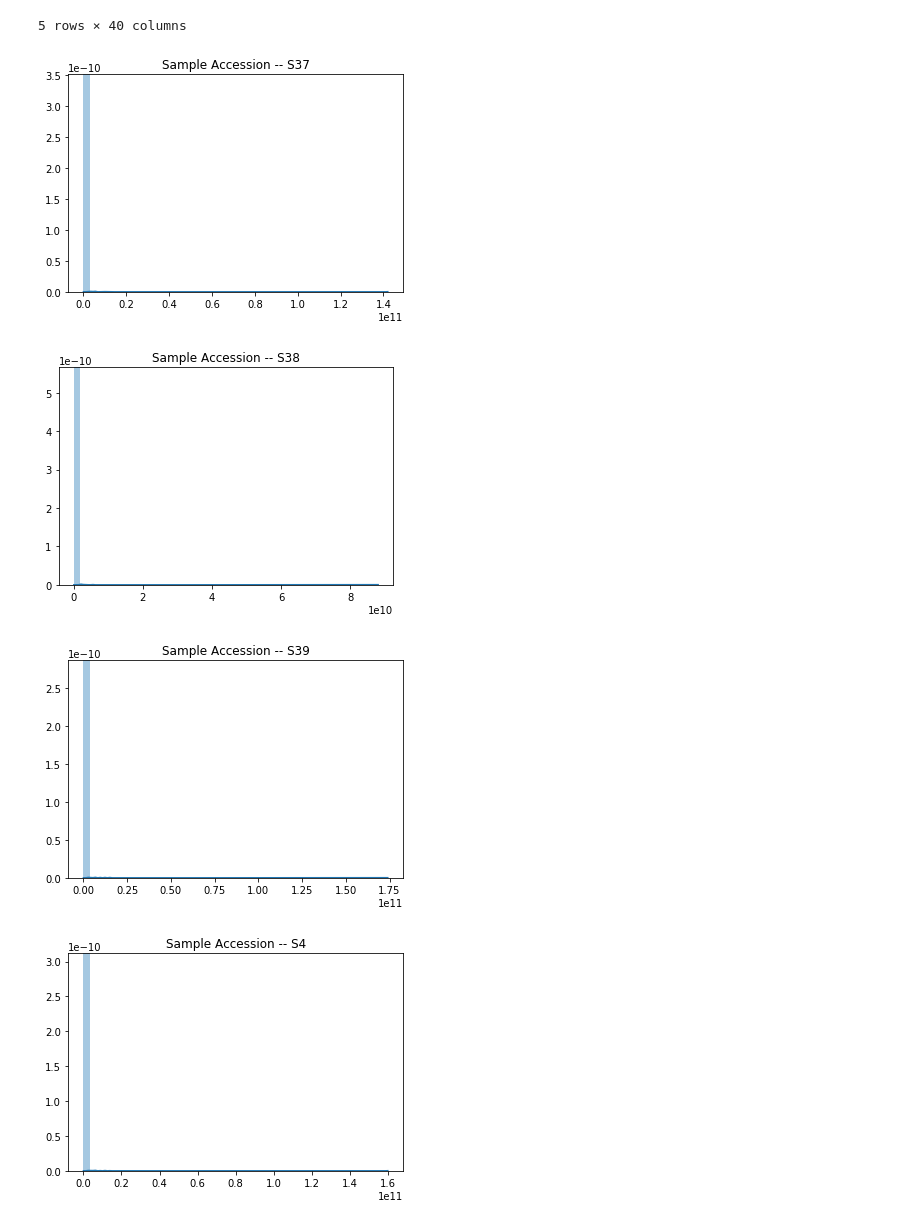
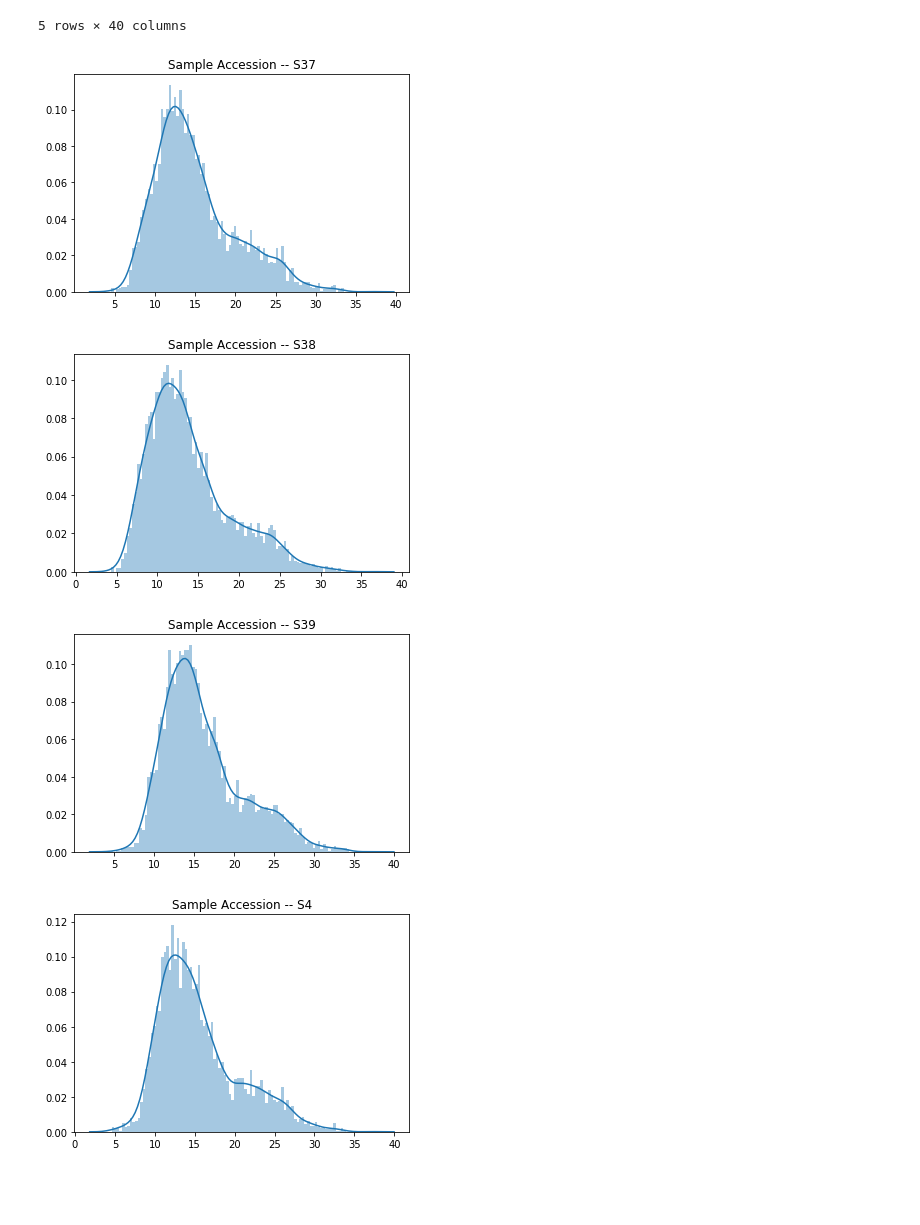
Before and after one commit to ypriverol/ms1, a Jupyter notebook: analyze-ms1-data.ipynb, the cells around one changed output. Drawn from its saved outputs; the diff is of its cells as text; code cells hidden in the pictures; blank space fills up the shorter version.

```diff
--- a/analyze-ms1-data.ipynb
+++ b/analyze-ms1-data.ipynb
@@ -104,12 +104,14 @@ dataset.head()
 # %%
 for sample in samples:
     values = dataset['AbundanceRecall[' + sample + ']'].to_list()
+    values = sorted(i for i in values if i >= 1)
+    values = np.log2(values)
     plt.figure() #this creates a new figure on which your plot will appear
     ax = plt.axes()
-    sns.distplot(values,ax = ax)
+    sns.distplot(values,bins = 100, ax = ax)
     ax.set_title('Sample Accession -- ' + sample)
 # %% [output]
-[figure, old version]
+[figure, new version]
-[figure, old version]
+[figure, new version]
-[figure, old version]
+[figure, new version]
-[figure, old version]
+[figure, new version]
```
Also changed, not shown: parts of 1 cell of this notebook.
